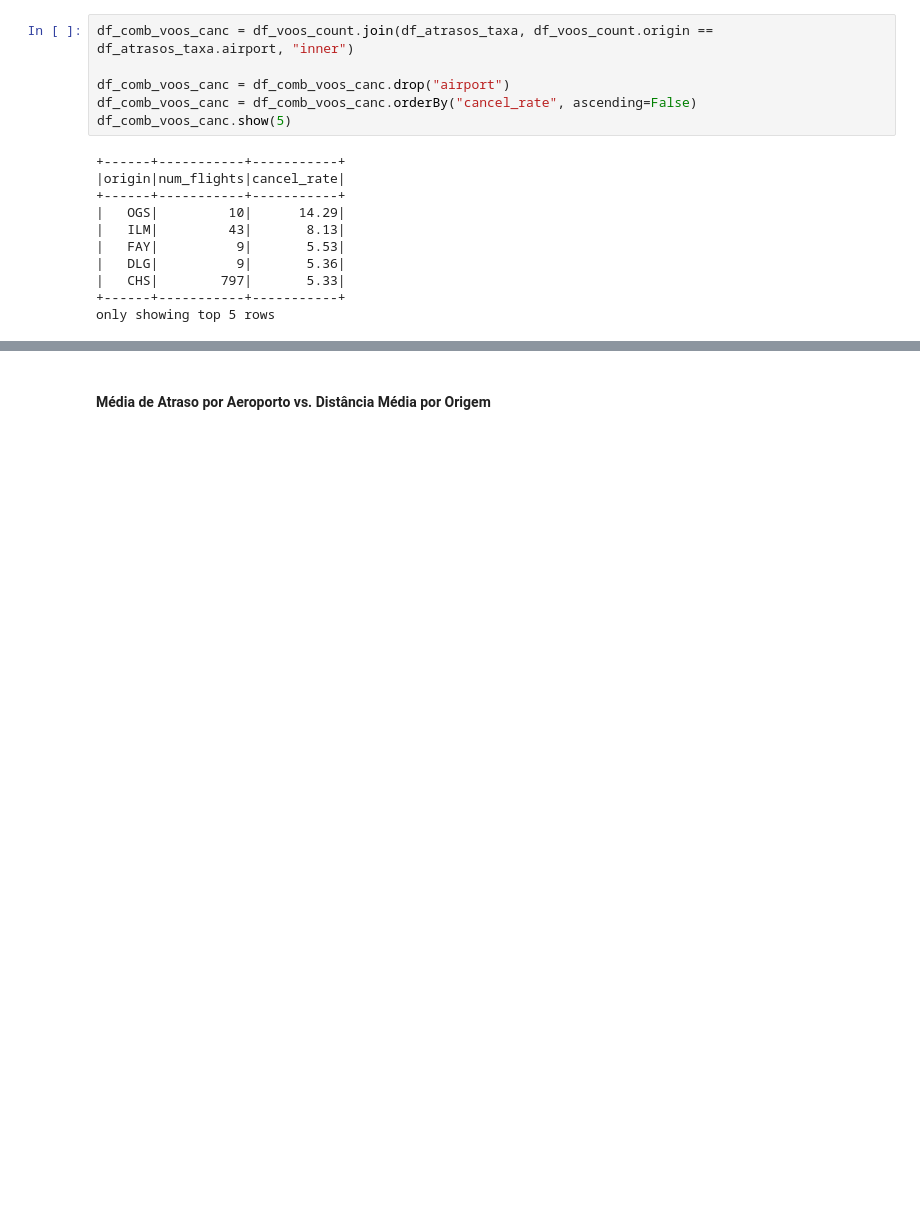
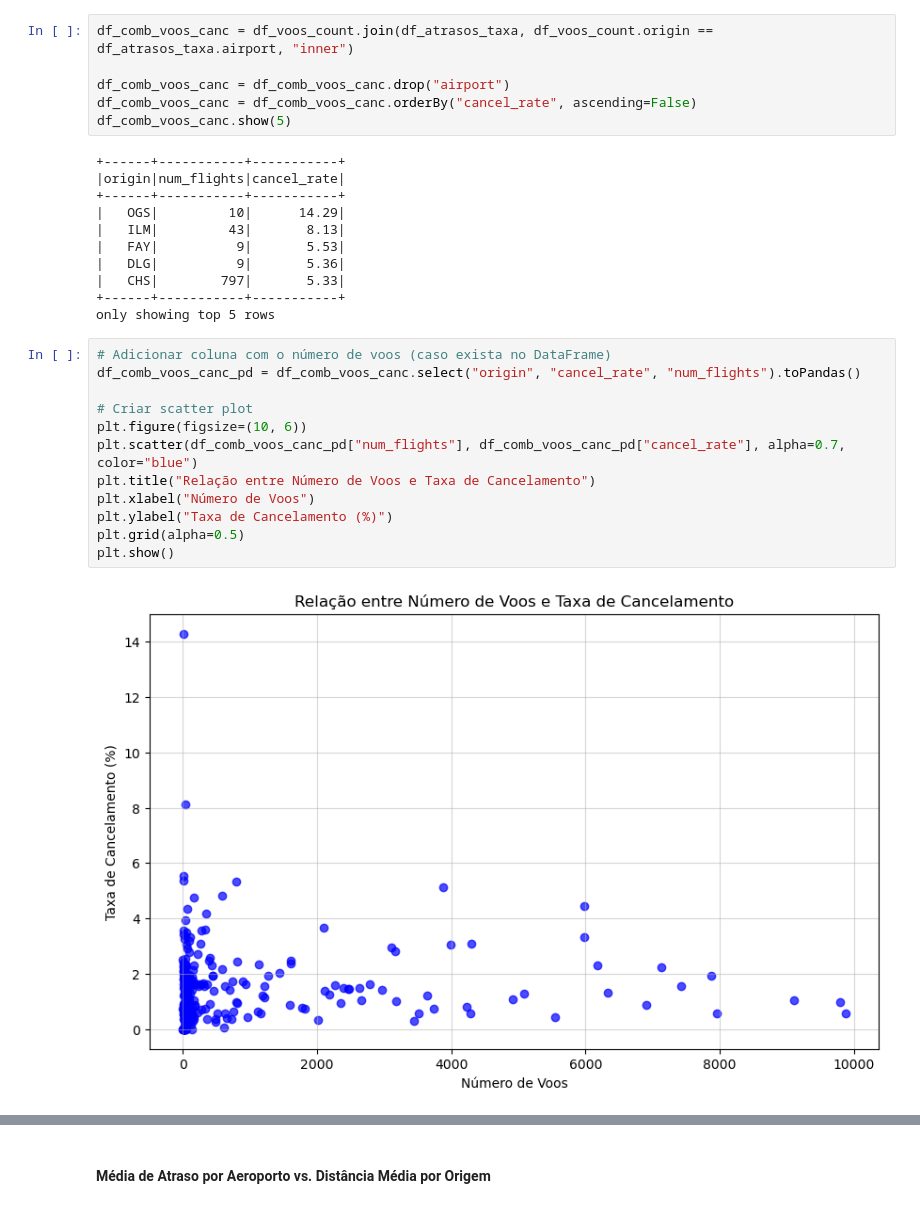
Before and after one commit to vfsas3/Predicting-flight-cancelation-delay-rate-, a Jupyter notebook: projeto.ipynb, the cells around one changed output, grey strips where cells are left out. Drawn from its saved outputs; the diff is of its cells as text; blank space fills up the shorter version.

```diff
--- a/projeto.ipynb
+++ b/projeto.ipynb
@@ -353,3 +363,17 @@ df_comb_voos_canc.show(5)
 |   CHS|        797|       5.33|
 +------+-----------+-----------+
 only showing top 5 rows
+# %%
+# Adicionar coluna com o número de voos (caso exista no DataFrame)
+df_comb_voos_canc_pd = df_comb_voos_canc.select("origin", "cancel_rate", "num_flights").toPandas()
+
+# Criar scatter plot
+plt.figure(figsize=(10, 6))
+plt.scatter(df_comb_voos_canc_pd["num_flights"], df_comb_voos_canc_pd["cancel_rate"], alpha=0.7, color="blue")
+plt.title("Relação entre Número de Voos e Taxa de Cancelamento")
+plt.xlabel("Número de Voos")
+plt.ylabel("Taxa de Cancelamento (%)")
+plt.grid(alpha=0.5)
+plt.show()
+# %% [output]
+[figure, added]
```
Also changed, not shown: parts of 5 cells of this notebook, 1 other file.
